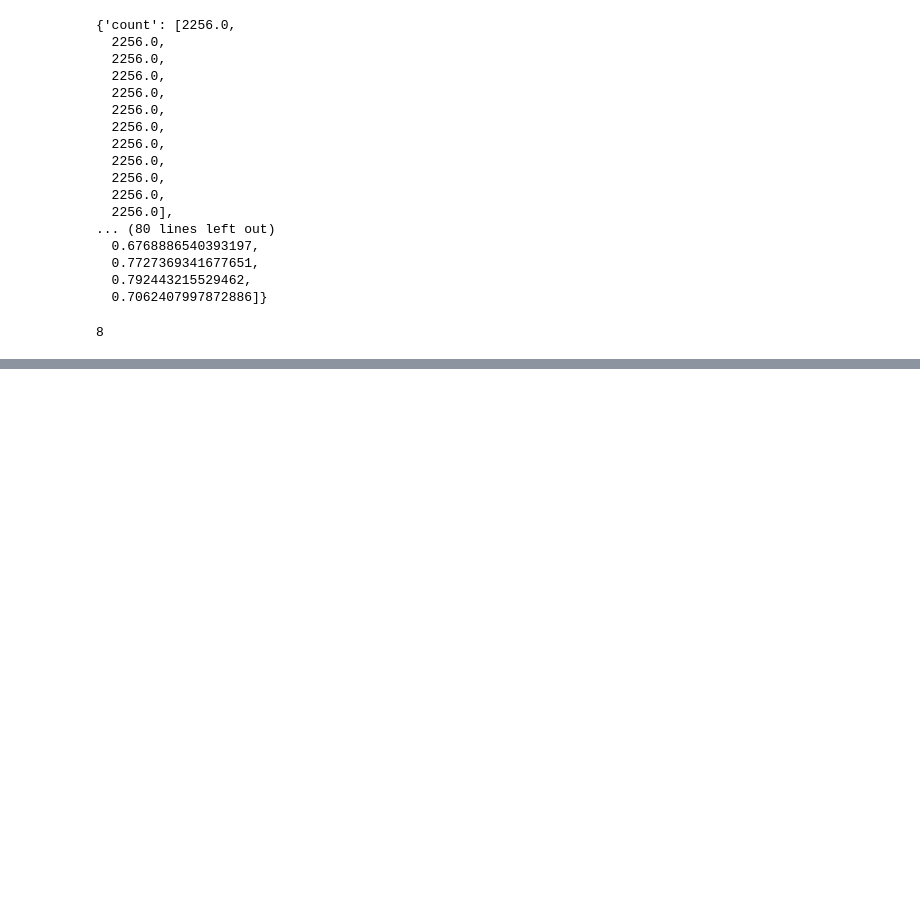
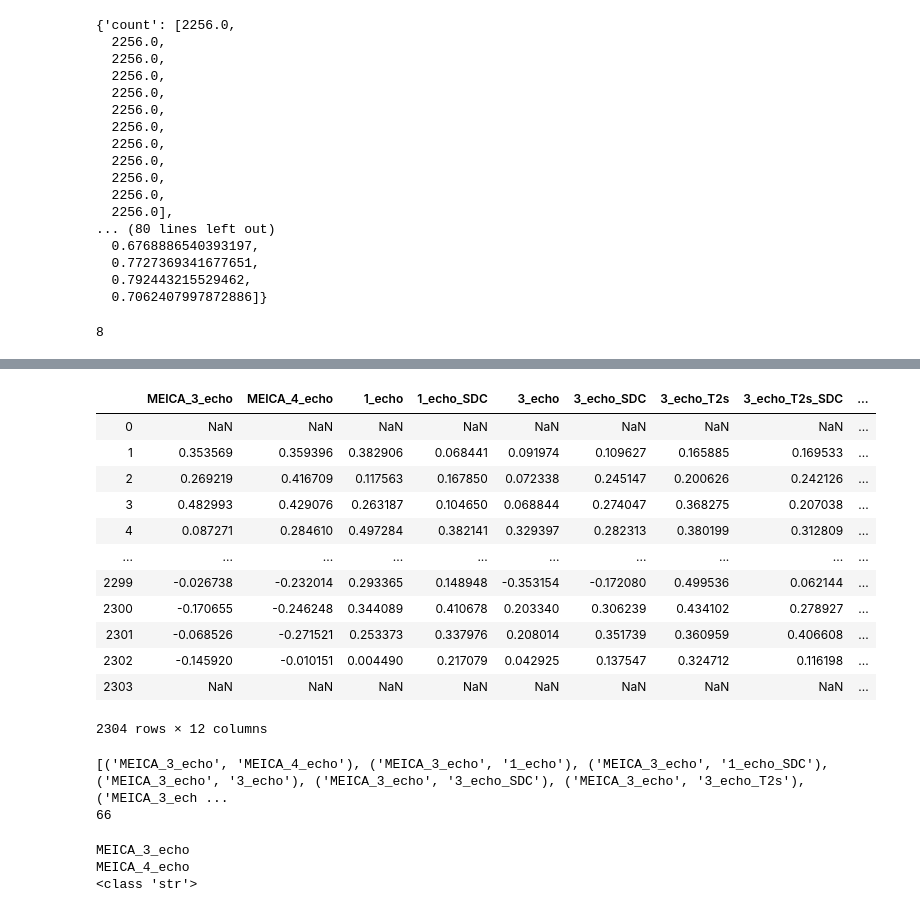
Before and after one commit to misho-dimitrov/Motion_Correction_rs-fMRI, a Jupyter notebook: calc_conn_mFD_multi_pipe.ipynb, the cells around one changed output, grey strips where cells are left out. Saved outputs shown, nothing was run; the diff lists cells and outputs as text; code cells hidden in the pictures; blank space fills up the shorter version.

```diff
--- a/calc_conn_mFD_multi_pipe.ipynb
+++ b/calc_conn_mFD_multi_pipe.ipynb
@@ -689,0 +685,4 @@ df_results
+# %%
+xls = xlrd.open_workbook(r'~/Downloads/PhD/Analysis/QC/ARB_QC.xlsx', on_demand=True)
+pipeline_names = xls.sheet_names()
+pipeline_names
@@ -689,0 +719,27 @@ df_results
+# %%
+# Rename columns so that they are labelled by the pipeline names
+df_pipeline_list.columns = pipeline_names
+df_pipeline_list
+# %% [output]
+|  | MEICA_3_echo | MEICA_4_echo | 1_echo | 1_echo_SDC | 3_echo | 3_echo_SDC | 3_echo_T2s | 3_echo_T2s_SDC | ... |
+| 0 | NaN | NaN | NaN | NaN | NaN | NaN | NaN | NaN | ... |
+| 1 | 0.353569 | 0.359396 | 0.382906 | 0.068441 | 0.091974 | 0.109627 | 0.165885 | 0.169533 | ... |
+| 2 | 0.269219 | 0.416709 | 0.117563 | 0.167850 | 0.072338 | 0.245147 | 0.200626 | 0.242126 | ... |
+| 3 | 0.482993 | 0.429076 | 0.263187 | 0.104650 | 0.068844 | 0.274047 | 0.368275 | 0.207038 | ... |
+| 4 | 0.087271 | 0.284610 | 0.497284 | 0.382141 | 0.329397 | 0.282313 | 0.380199 | 0.312809 | ... |
+| ... | ... | ... | ... | ... | ... | ... | ... | ... | ... |
+| 2299 | -0.026738 | -0.232014 | 0.293365 | 0.148948 | -0.353154 | -0.172080 | 0.499536 | 0.062144 | ... |
+| 2300 | -0.170655 | -0.246248 | 0.344089 | 0.410678 | 0.203340 | 0.306239 | 0.434102 | 0.278927 | ... |
+| 2301 | -0.068526 | -0.271521 | 0.253373 | 0.337976 | 0.208014 | 0.351739 | 0.360959 | 0.406608 | ... |
+| 2302 | -0.145920 | -0.010151 | 0.004490 | 0.217079 | 0.042925 | 0.137547 | 0.324712 | 0.116198 | ... |
+| 2303 | NaN | NaN | NaN | NaN | NaN | NaN | NaN | NaN | ... |
+2304 rows × 12 columns
+# %%
+# create a list that contains all possible pairs of pipelines WITHOUT repetitions!!
+combo_list = list(itertools.combinations(pipeline_names, 2))
+print(combo_list)
+# to see how many comparisons would be made
+print(len(combo_list))
+# %% [output]
+[('MEICA_3_echo', 'MEICA_4_echo'), ('MEICA_3_echo', '1_echo'), ('MEICA_3_echo', '1_echo_SDC'), ('MEICA_3_echo', '3_echo'), ('MEICA_3_echo', '3_echo_SDC'), ('MEICA_3_echo', '3_echo_T2s'), ('MEICA_3_ech ...
+66
@@ -689,0 +752,8 @@ df_results
+# %%
+print(combo_list[0][0])
+print(combo_list[0][1])
+print(type(combo_list[0][1]))
+# %% [output]
+MEICA_3_echo
+MEICA_4_echo
+<class 'str'>
```
Also changed, not shown: parts of 16 cells of this notebook, 1 other file.
